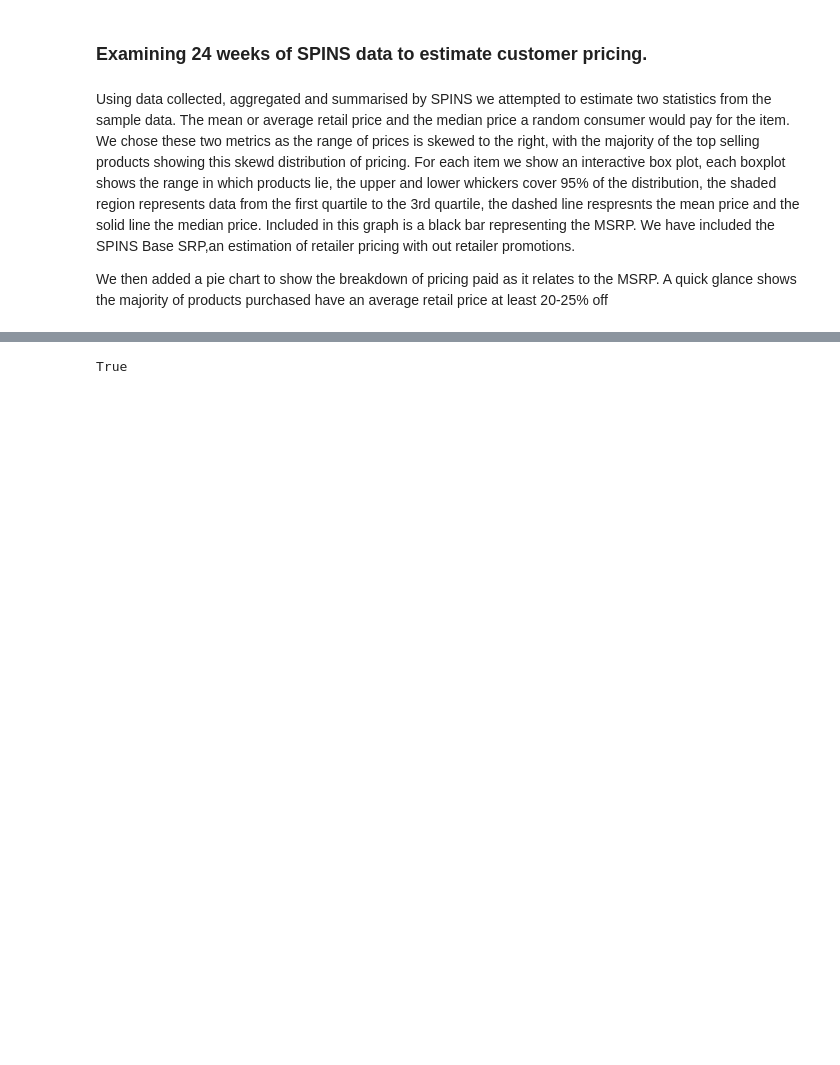
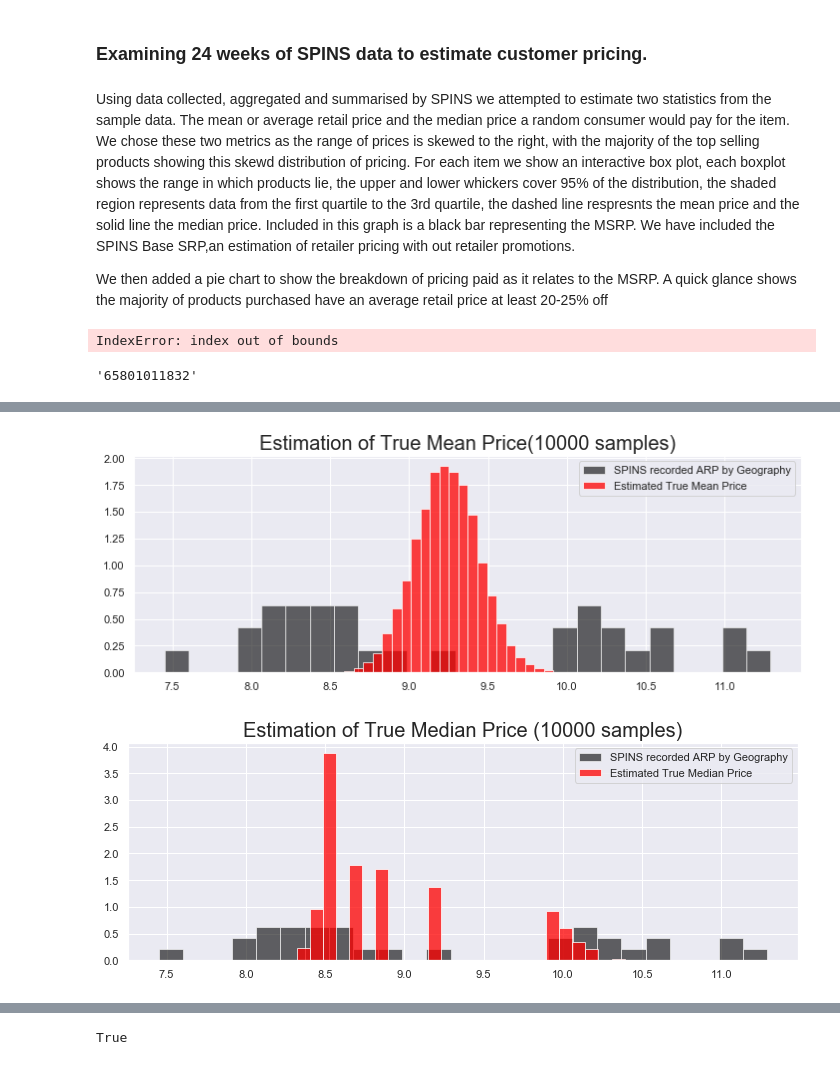
Before and after one commit to clayton-summitt/price_consult, a Jupyter notebook: cl_pricing_jn.ipynb, the cells around one changed output, grey strips where cells are left out. Saved outputs shown, nothing was run; the diff lists cells and outputs as text; code cells hidden in the pictures; blank space fills up the shorter version.

```diff
--- a/cl_pricing_jn.ipynb
+++ b/cl_pricing_jn.ipynb
@@ -319,0 +414,32 @@ clean_spins_upc(df)
+# %%
+single_product_analysis("03398452387",df)
+# %% [output]
+IndexError: index out of bounds
+# %%
+get_MSRP(df.loc[0,"UPC"])
+# %% [output]
+'65801011832'
+# %%
+from IPython.display import HTML
+from IPython.display import display
+
+# Taken from https://stackoverflow.com/questions/31517194/how-to-hide-one-specific-cell-input-or-output-in-ipython-notebook
+tag = HTML('''<script>
+code_show=true;
+function code_toggle() {
+    if (code_show){
+        $('div.cell.code_cell.rendered.selected div.input').hide();
+    } else {
+        $('div.cell.code_cell.rendered.selected div.input').show();
+    }
+    code_show = !code_show
+}
+$( document ).ready(code_toggle);
+</script>
+To show/hide this cell's raw code input, click <a href="javascript:code_toggle()">here</a>.''')
+display(tag)
+
+############### Write code below ##################
+
+single_product_analysis(2474,df, code = 1)
+# %% [output]
@@ -319,0 +448,2 @@ clean_spins_upc(df)
+[figure, added]
+[figure, added]
```
Also changed, not shown: parts of 43 cells of this notebook, 6 other files.
